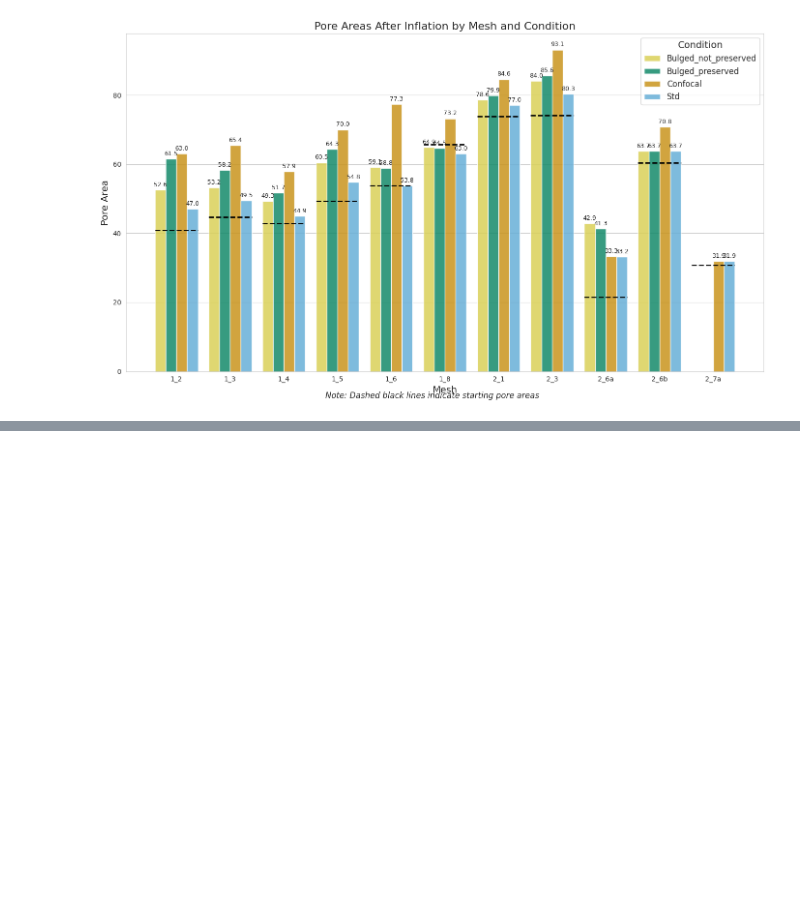
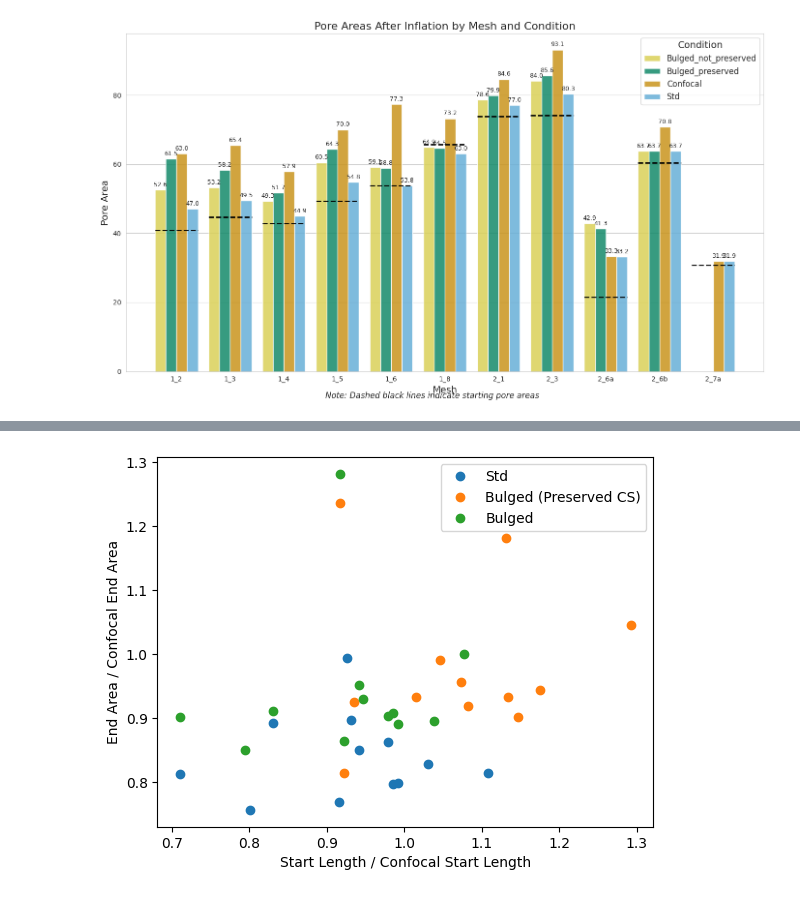
Before and after one commit to mtomtom/onion-stomatal-geometry, a Jupyter notebook: output/results.ipynb, the cells around one changed output, grey strips where cells are left out. Cells and saved outputs as stored; diff of their text form; code cells hidden in the pictures; blank space fills up the shorter version.

```diff
--- a/output/results.ipynb
+++ b/output/results.ipynb
@@ -710,0 +759,19 @@ plt.show()
+# %%
+import matplotlib.pyplot as plt
+
+## What has the biggest impact on the increase in pore area?
+
+## Compare the final idealised pore area with the final confocal pore area
+
+#plt.plot(results_df["Confocal End Area"], results_df["Confocal Start Length"], 'o', label = "Confocal")
+plt.plot(results_df["Std Start Length"]/results_df["Confocal Start Length"], results_df["Std End Area"]/results_df["Confocal End Area"], 'o', label = "Std")
+plt.plot(results_df["Bulged (Preserved CS) Start Length"]/results_df["Confocal Start Length"], results_df["Bulged (Preserved CS) End Area"]/results_df["Confocal End Area"],  'o', label = "Bulged (Preserved CS)")
+plt.plot(results_df["Bulged Start Length"]/results_df["Confocal Start Length"],results_df["Bulged End Area"]/results_df["Confocal End Area"],  'o', label = "Bulged")
+
+plt.legend()
+plt.xlabel('Start Length / Confocal Start Length')
+plt.ylabel('End Area / Confocal End Area')
+
+plt.show()
+# %% [output]
+[figure, added]
```
Also changed, not shown: parts of 16 cells of this notebook, 1 other file.
